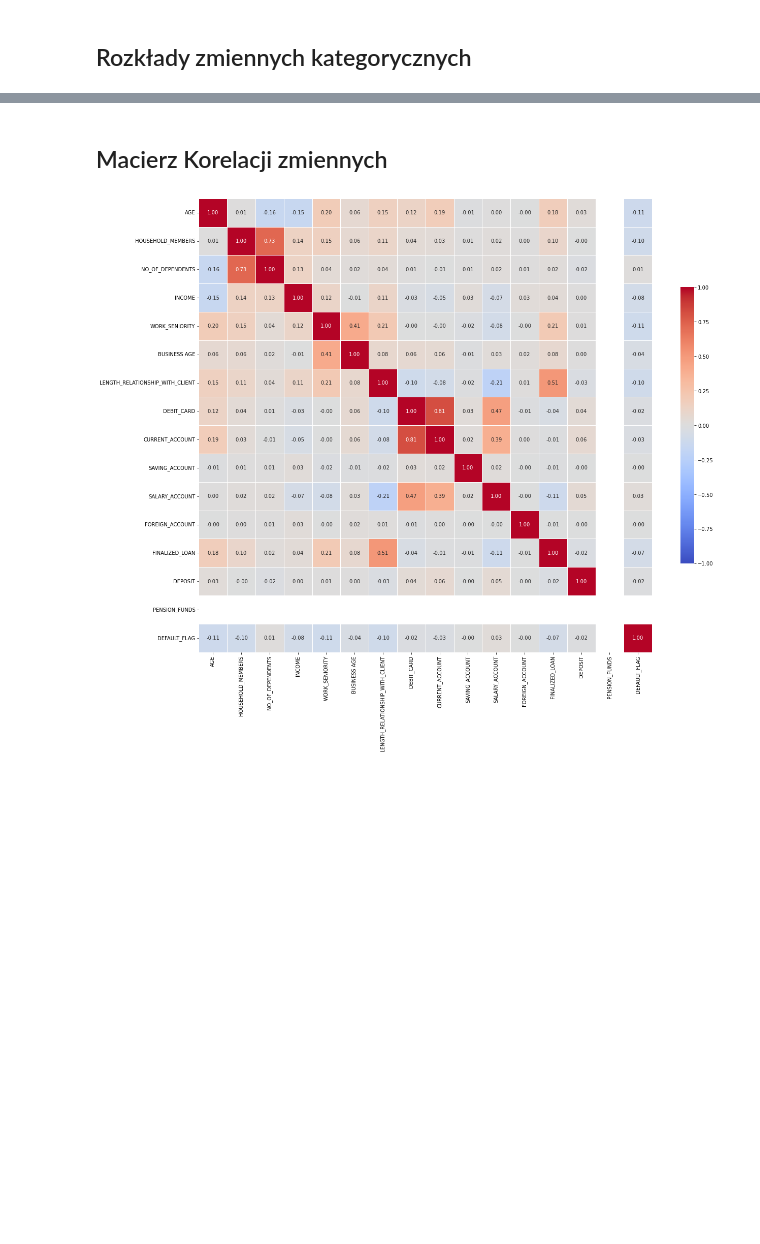
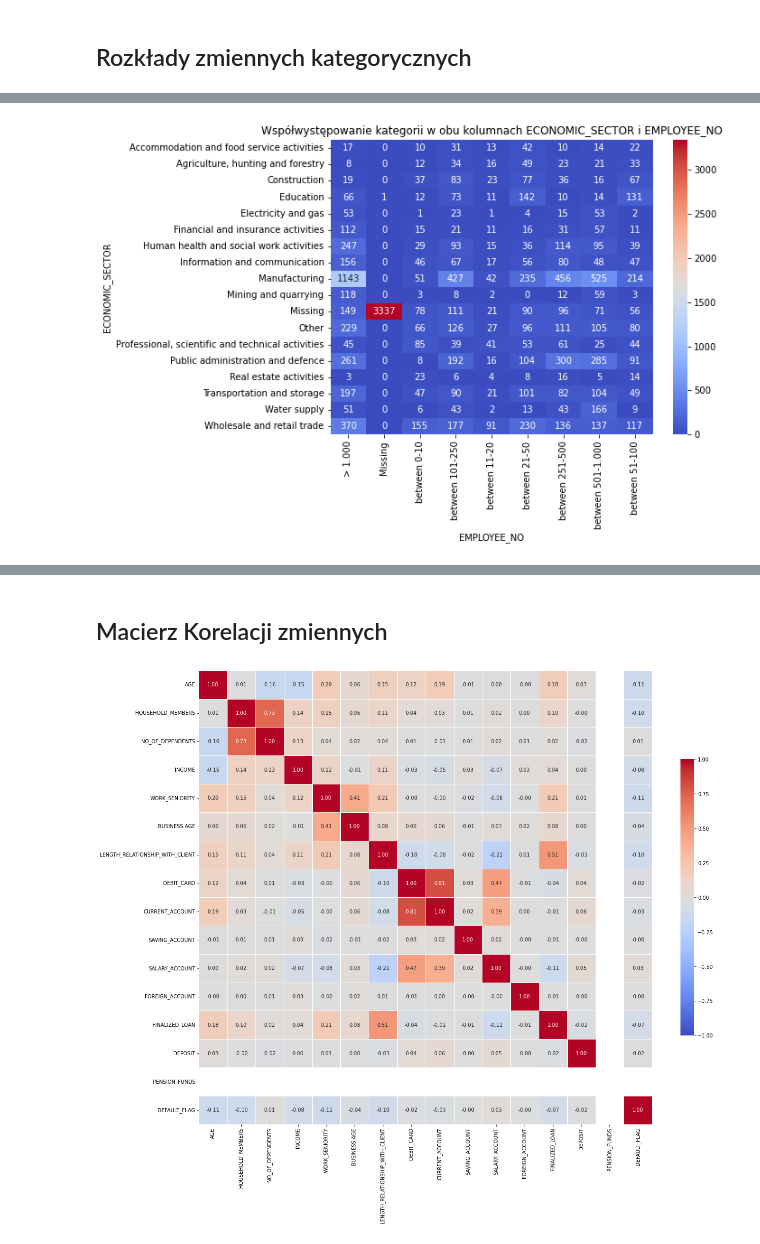
Before and after one commit to GabrielaMajstrak/ML-first-project, a Jupyter notebook: Projetk ML 1/ML_najnowsza_wersja.ipynb, the cells around one changed output, grey strips where cells are left out. Drawn from its saved outputs; the diff is of its cells as text; code cells hidden in the pictures; blank space fills up the shorter version.

```diff
--- a/Projetk ML 1/ML_najnowsza_wersja.ipynb
+++ b/Projetk ML 1/ML_najnowsza_wersja.ipynb
@@ -146,0 +200,10 @@ for elem in elems:
+# %%
+cross_tab = pd.crosstab(df['ECONOMIC_SECTOR'], df['EMPLOYEE_NO'])
+plt.figure(figsize=(8, 6))
+sns.heatmap(cross_tab, annot=True, cmap='coolwarm', fmt='d')
+plt.title('Współwystępowanie kategorii w obu kolumnach ECONOMIC_SECTOR i EMPLOYEE_NO')
+plt.ylabel('ECONOMIC_SECTOR')
+plt.xlabel('EMPLOYEE_NO')
+plt.show()
+# %% [output]
+[figure, added]
```
Also changed, not shown: parts of 24 cells of this notebook.
